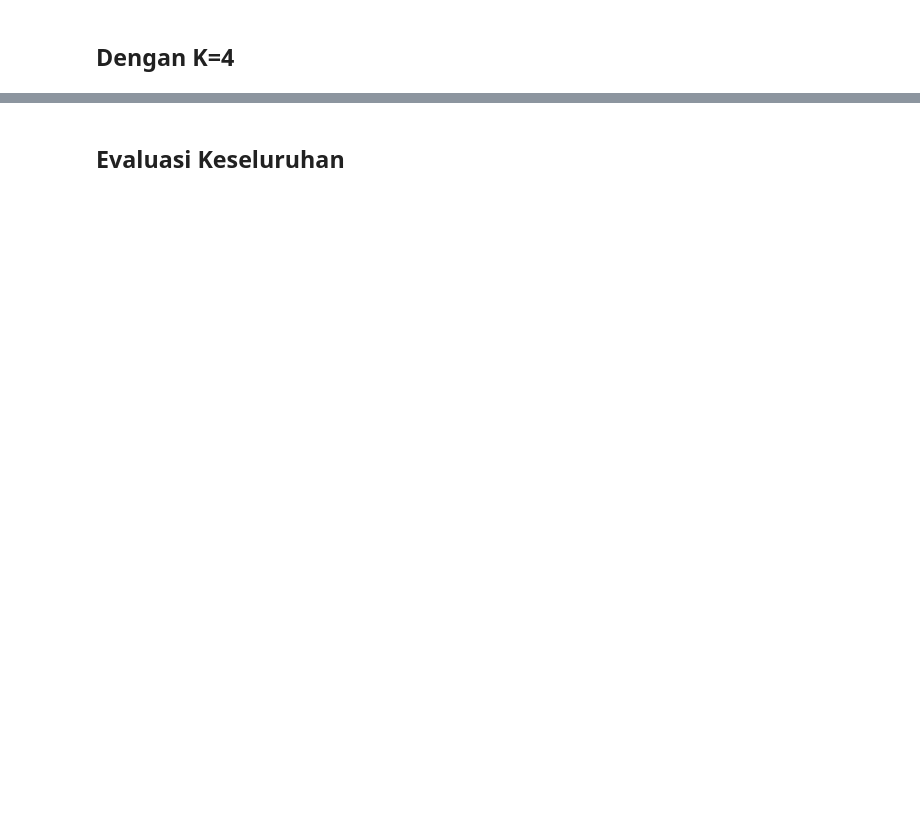
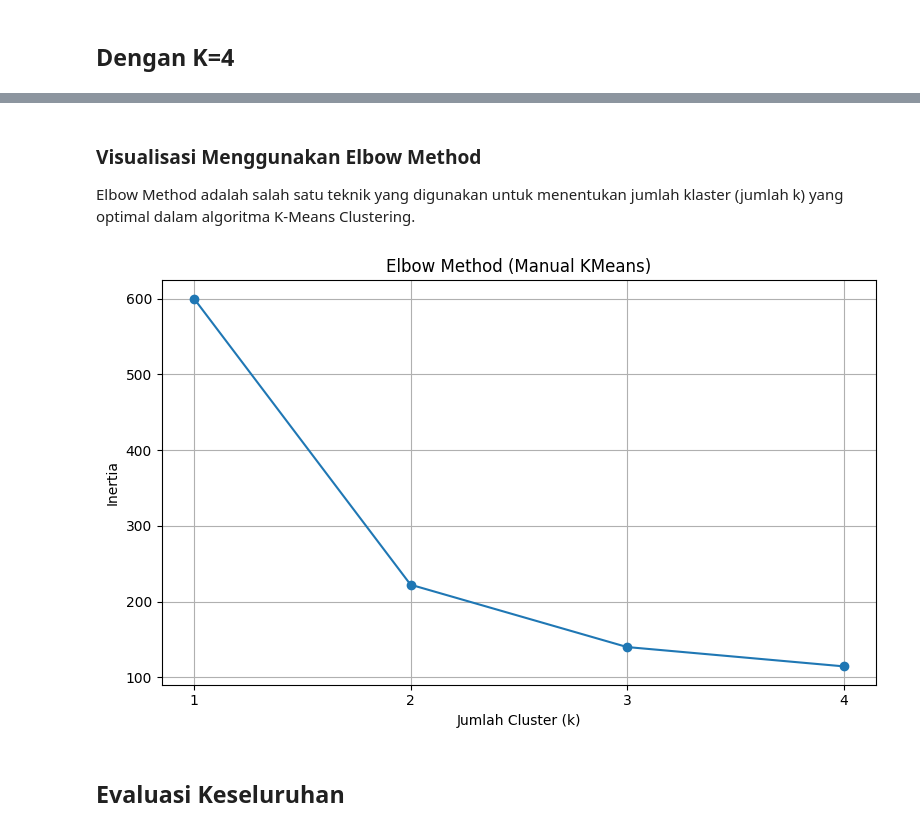
Before and after one commit to shovyaa/pendataku, a Jupyter notebook: tugas/_build/jupyter_execute/PendatKmeans.ipynb, the cells around one changed output, grey strips where cells are left out. Drawn from its saved outputs; the diff is of its cells as text; code cells hidden in the pictures; blank space fills up the shorter version.

```diff
--- a/tugas/_build/jupyter_execute/PendatKmeans.ipynb
+++ b/tugas/_build/jupyter_execute/PendatKmeans.ipynb
@@ -251,2 +490,66 @@ Silhouette Score: 0.41540495586480414
+# %% [markdown]
+### Visualisasi Menggunakan Elbow Method
+Elbow Method adalah salah satu teknik yang digunakan untuk menentukan jumlah klaster (jumlah k) yang optimal dalam algoritma K-Means Clustering.
+# %%
+import pandas as pd
+import numpy as np
+from sklearn.datasets import load_iris
+from sklearn.preprocessing import StandardScaler
+from scipy.spatial.distance import cdist
+import matplotlib.pyplot as plt
+
+# Load dan normalisasi data
+iris = load_iris()
+df = pd.DataFrame(iris.data, columns=iris.feature_names)
+features = ['SepalLengthCm', 'SepalWidthCm', 'PetalLengthCm', 'PetalWidthCm']
+df.columns = features
+scaler = StandardScaler()
+df[features] = scaler.fit_transform(df[features])
+
+# Fungsi KMeans manual dengan centroid acak dan inertia
+def manual_kmeans(data, k, max_iter=100, tol=1e-6):
+    np.random.seed(42)
+    centroid_indices = np.random.choice(len(data), k, replace=False)
+    centroids = data[centroid_indices]
+
+    for _ in range(max_iter):
+        distances = cdist(data, centroids, 'euclidean')
+        cluster_labels = np.argmin(distances, axis=1)
+
+        new_centroids = np.array([data[cluster_labels == i].mean(axis=0) for i in range(k)])
+        if np.linalg.norm(new_centroids - centroids) < tol:
+            break
+        centroids = new_centroids
+
+    # Hitung inertia (jumlah kuadrat jarak tiap titik ke centroid-nya)
+    inertia = 0
+    for i in range(k):
+        cluster_points = data[cluster_labels == i]
+        centroid = centroids[i]
+        inertia += np.sum((np.linalg.norm(cluster_points - centroid, axis=1))**2)
+
+    return inertia
+
+# Hitung inertia untuk k=1 sampai 10
+X = df[features].values
+inertias = []
+ks = range(1, 5)
+
+for k in ks:
+    inertia = manual_kmeans(X, k)
+    inertias.append(inertia)
+
+# Visualisasi Elbow Method
+plt.figure(figsize=(8, 5))
+plt.plot(ks, inertias, marker='o')
+plt.title('Elbow Method (Manual KMeans)')
+plt.xlabel('Jumlah Cluster (k)')
+plt.ylabel('Inertia')
+plt.xticks(ks)
+plt.grid(True)
+plt.tight_layout()
+plt.show()
+# %% [output]
+[figure, added]
 # %% [markdown]
 ## Evaluasi Keseluruhan
```
Also changed, not shown: parts of 21 cells of this notebook, 23 other files.
